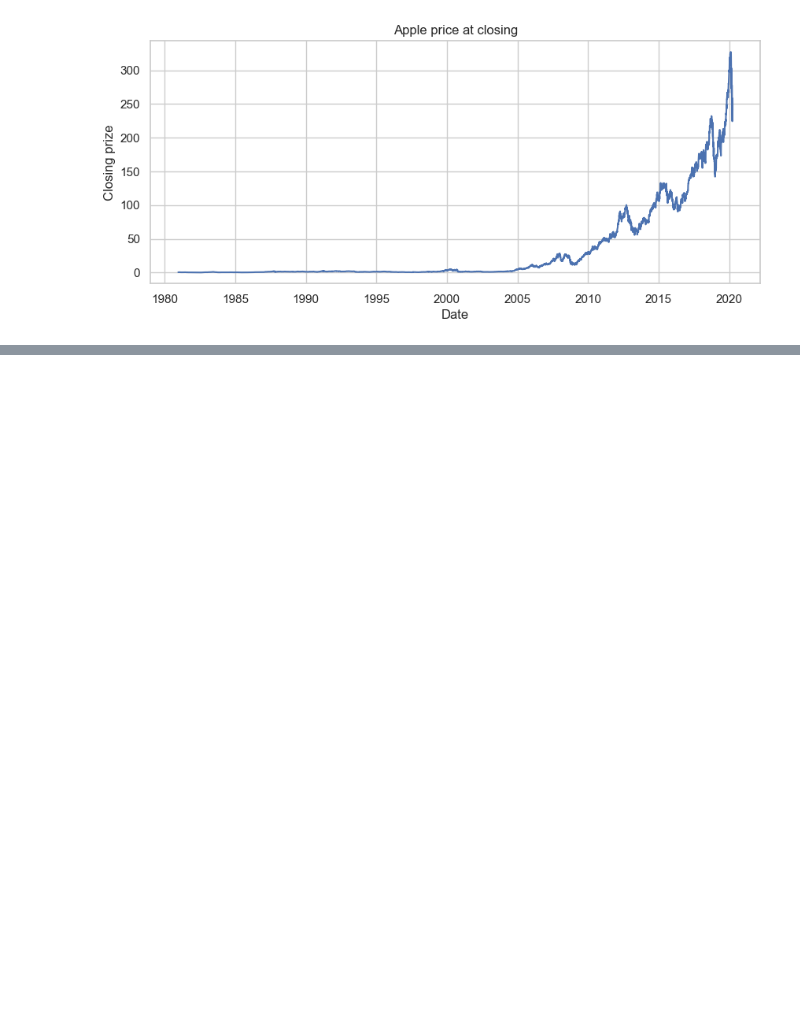
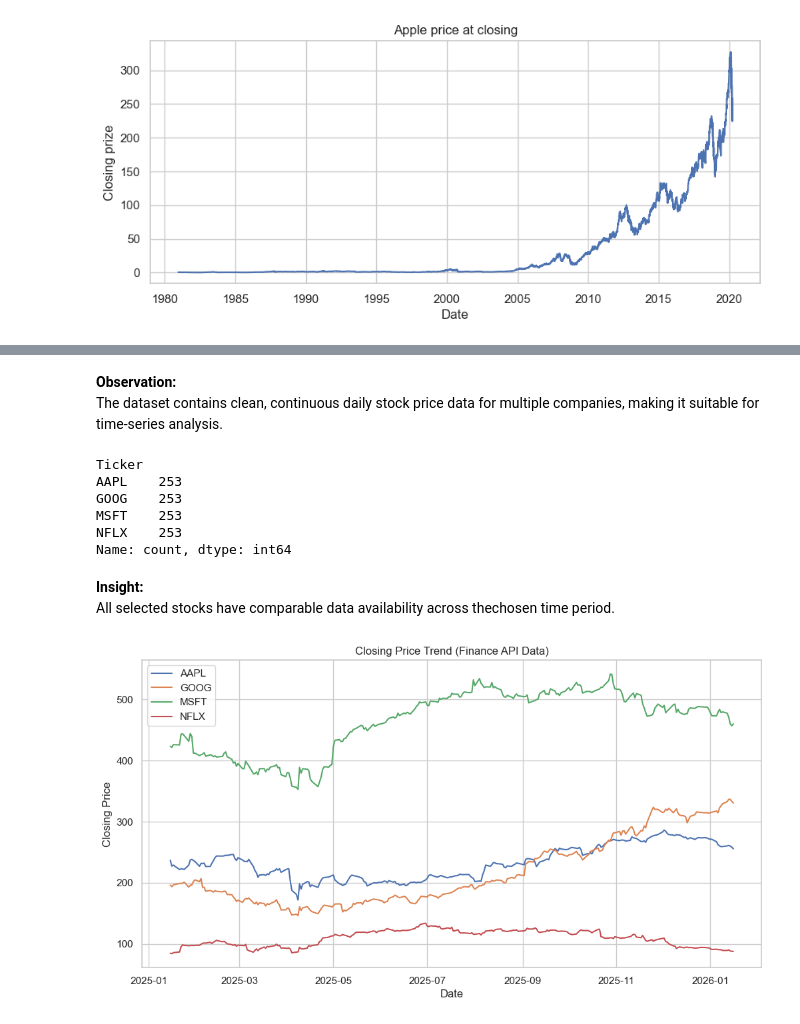
Before and after one commit to HarshaVaradhanGopal/Stock-Market-Analysis, a Jupyter notebook: Stock_Market_Analysis.ipynb, the cells around one changed output, grey strips where cells are left out. Cells and saved outputs as stored; diff of their text form; code cells hidden in the pictures; blank space fills up the shorter version.

Commit message:
Performed exploratory data analysis on stock price data

```diff
--- a/Stock_Market_Analysis.ipynb
+++ b/Stock_Market_Analysis.ipynb
@@ -93,0 +156,16 @@ plt.show()
+# %%
+# I am using 1 year data and the last end date as of what i checked is 16th jan 2026
+stock_symbols = ["AAPL","MSFT", "GOOG" , "NFLX"]
+start_date = "2025-01-15"
+end_date = None
+# %%
+stock_data = []
+
+for symbol in stock_symbols:
+    df = yf.download(symbol, start = start_date, end = end_date, auto_adjust =True, group_by = 'column', progress = False )
+    df.columns = df.columns.get_level_values(0)
+    df.reset_index(inplace = True)
+    df["Ticker"] = symbol
+    stock_data.append(df)
+# %%
+combined_df = pd.concat(stock_data, ignore_index= True)
@@ -93,0 +194,3 @@ plt.show()
+# %%
+clean_combined_df = combined_df.sort_values(['Ticker', 'Date'])
+clean_combined_df.to_csv("data/stock_data_api.csv", index=False)# Save combined stock data locally
@@ -93,0 +229,30 @@ plt.show()
+# %% [markdown]
+ **Observation:**
+The dataset contains clean, continuous daily stock price data for multiple companies, making it suitable for time-series analysis.
+# %%
+clean_combined_df['Ticker'].value_counts()
+# %% [output]
+Ticker
+AAPL    253
+GOOG    253
+MSFT    253
+NFLX    253
+Name: count, dtype: int64
+# %% [markdown]
+ **Insight:**
+All selected stocks have comparable data availability across thechosen time period.
+# %%
+###Closing Price Trend
+plt.figure(figsize=(12,6))
+
+for ticker in clean_combined_df['Ticker'].unique():
+    df = clean_combined_df[clean_combined_df['Ticker'] == ticker]
+    plt.plot(df['Date'], df['Close'], label=ticker)
+
+plt.title("Closing Price Trend (Finance API Data)")
+plt.xlabel("Date")
+plt.ylabel("Closing Price")
+plt.legend()
+plt.show()
+# %% [output]
+[figure, added]
```
Also changed, not shown: parts of 15 cells of this notebook.
